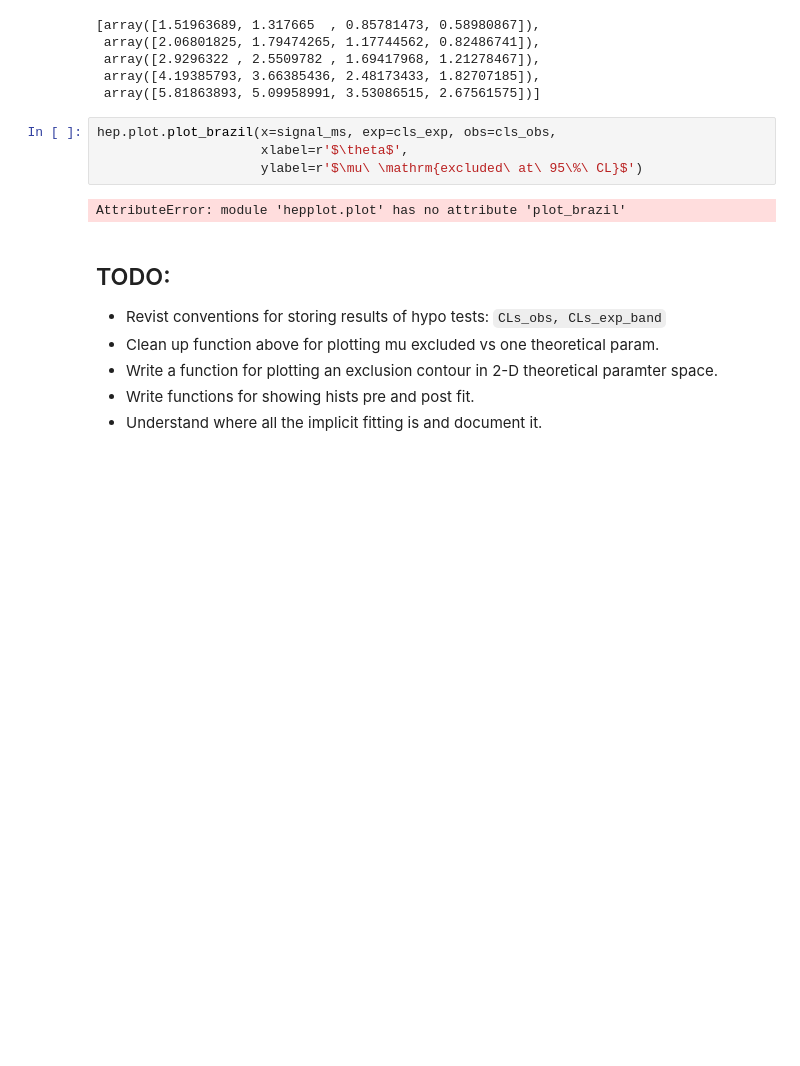
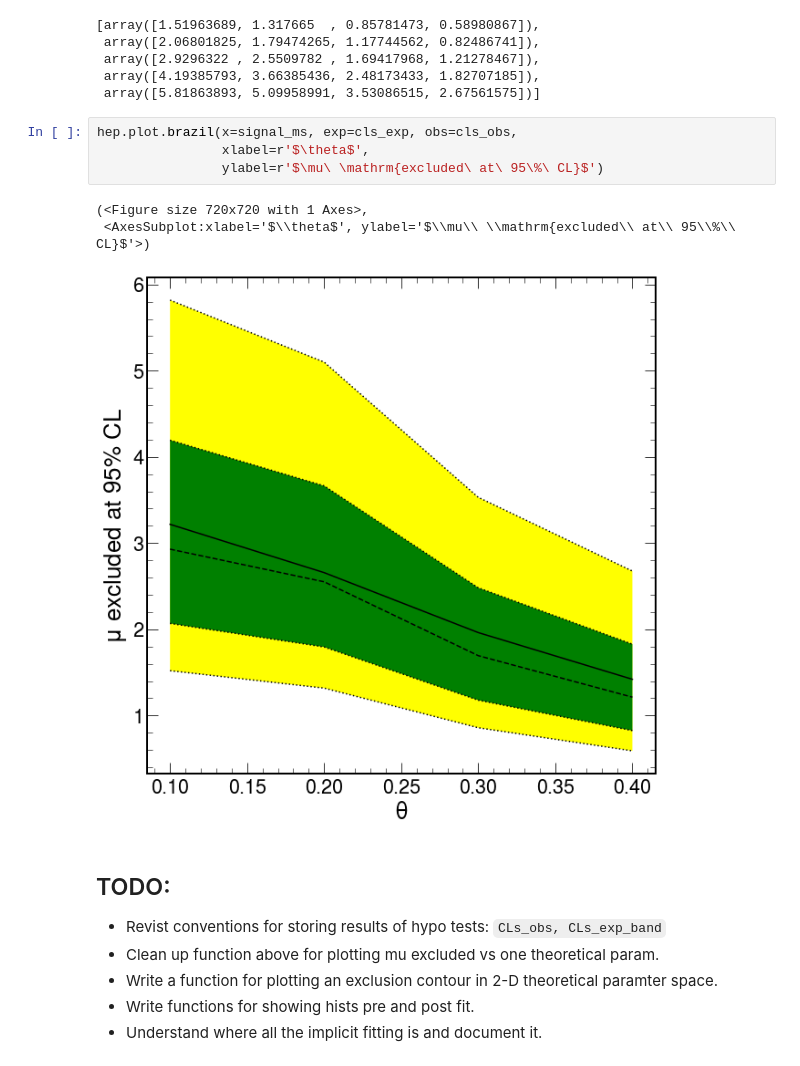
Before and after one commit to rreece/statistics-notebooks, a Jupyter notebook: notebooks/pyhf-hello-world.ipynb, the cells around one changed output. Cells and saved outputs as stored; diff of their text form; blank space fills up the shorter version.

```diff
--- a/notebooks/pyhf-hello-world.ipynb
+++ b/notebooks/pyhf-hello-world.ipynb
@@ -213,11 +213,13 @@ cls_exp
  array([4.19385793, 3.66385436, 2.48173433, 1.82707185]),
  array([5.81863893, 5.09958991, 3.53086515, 2.67561575])]
 # %%
-hep.plot.plot_brazil(x=signal_ms, exp=cls_exp, obs=cls_obs,
-                     xlabel=r'$\theta$',
-                     ylabel=r'$\mu\ \mathrm{excluded\ at\ 95\%\ CL}$')
+hep.plot.brazil(x=signal_ms, exp=cls_exp, obs=cls_obs,
+                xlabel=r'$\theta$',
+                ylabel=r'$\mu\ \mathrm{excluded\ at\ 95\%\ CL}$')
 # %% [output]
-AttributeError: module 'hepplot.plot' has no attribute 'plot_brazil'
+(<Figure size 720x720 with 1 Axes>,
+ <AxesSubplot:xlabel='$\\theta$', ylabel='$\\mu\\ \\mathrm{excluded\\ at\\ 95\\%\\ CL}$'>)
+[figure, added]
 # %% [markdown]
 ## TODO:
 
```
Also changed, not shown: parts of 11 cells of this notebook, 1 other file.
